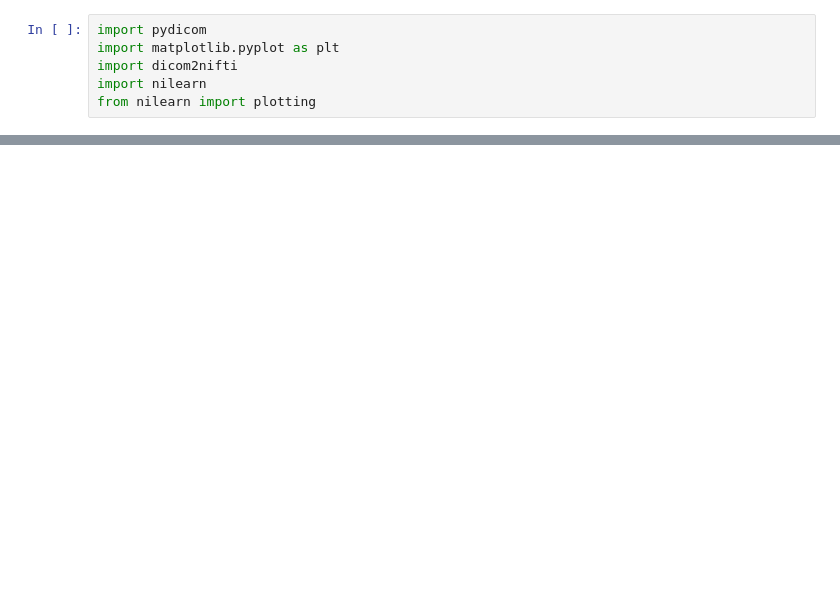
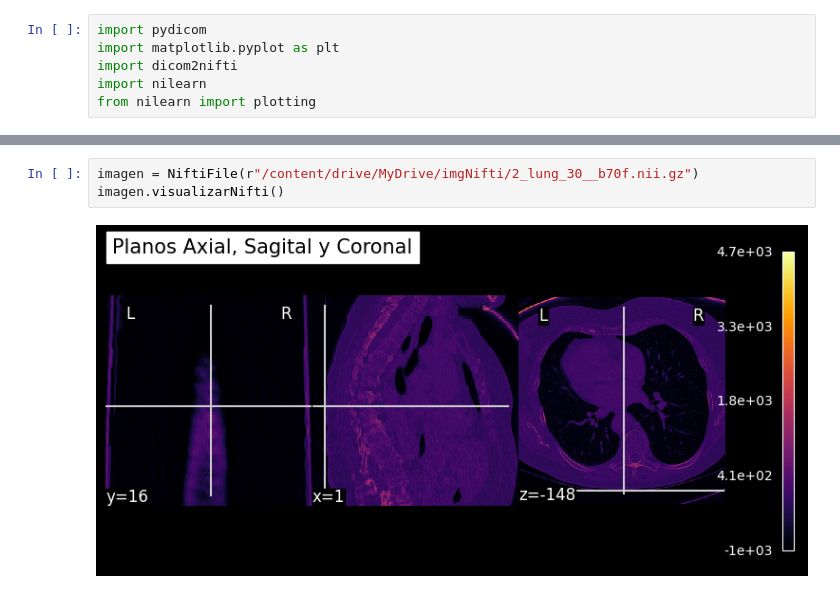
Before and after one commit to diegojaramillo5/Info2, a Jupyter notebook: Ejercicio.ipynb, the cells around one changed output, grey strips where cells are left out. Saved outputs shown, nothing was run; the diff lists cells and outputs as text; blank space fills up the shorter version.

```diff
--- a/Ejercicio.ipynb
+++ b/Ejercicio.ipynb
@@ -104,0 +122,5 @@ dicom2nifti.convert_directory(dicom_directory,nifti_directory)
+# %%
+imagen = NiftiFile(r"/content/drive/MyDrive/imgNifti/2_lung_30__b70f.nii.gz")
+imagen.visualizarNifti()
+# %% [output]
+[figure, added]
```
Also changed, not shown: parts of 12 cells of this notebook.
